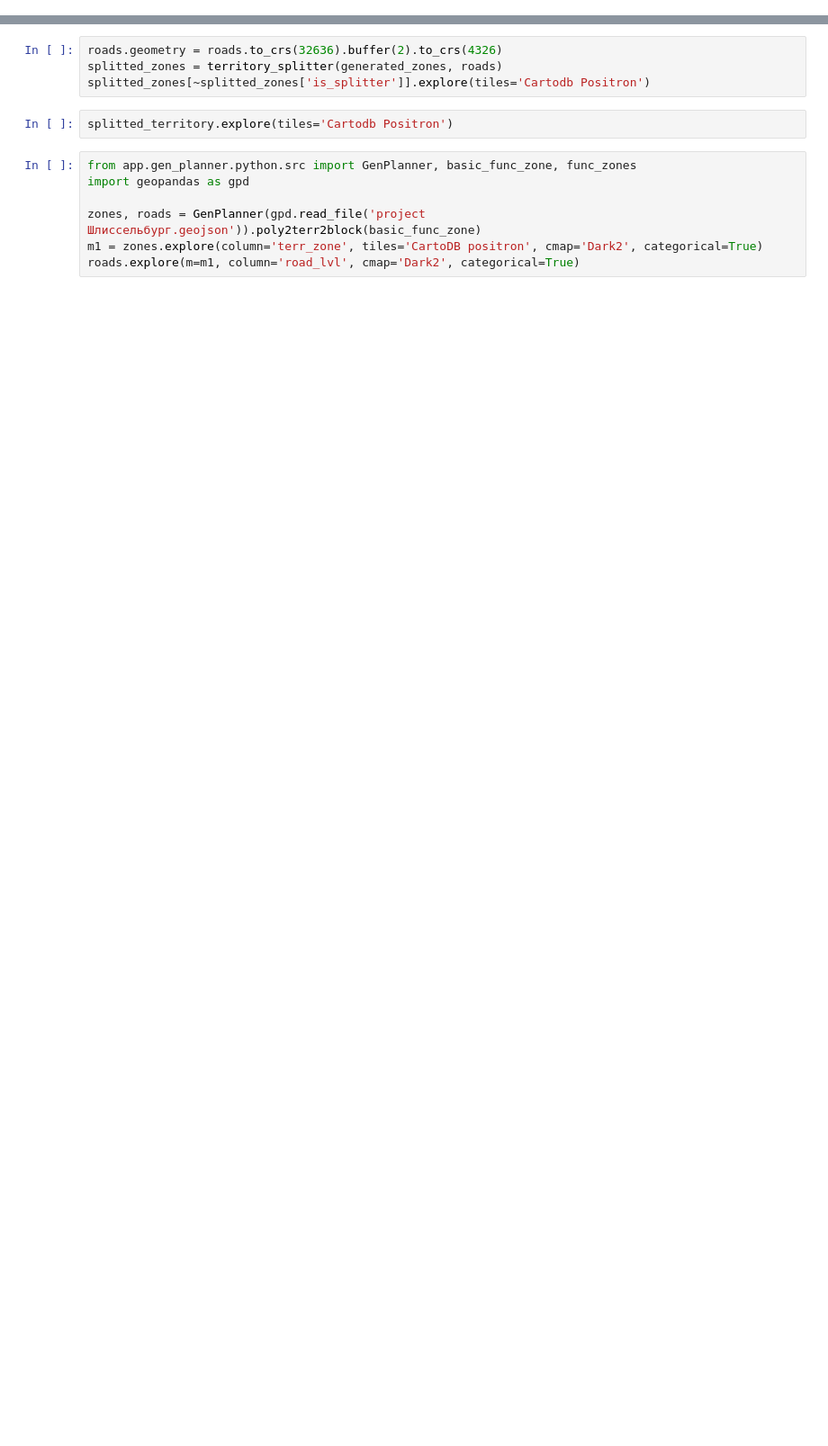
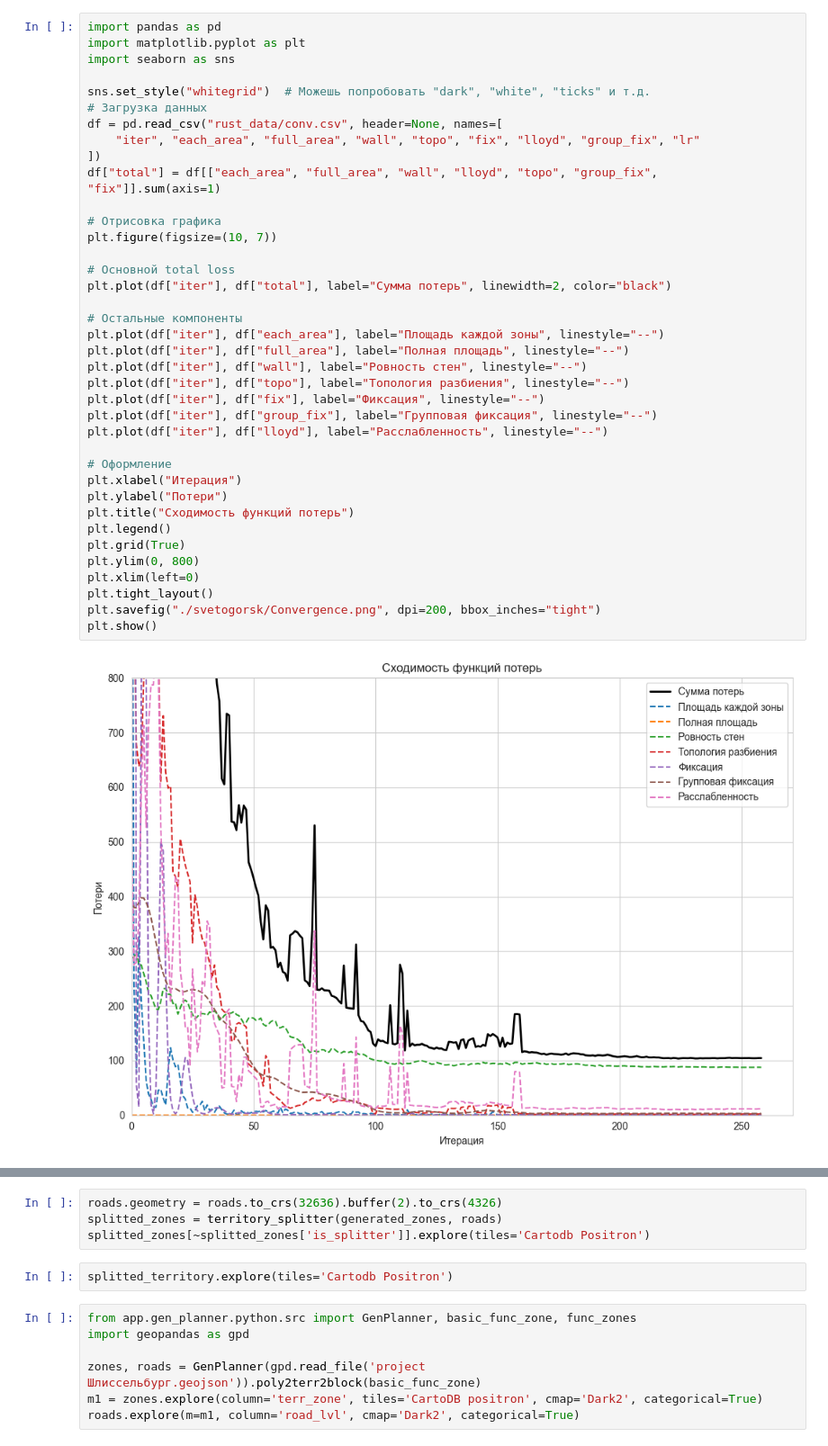
Before and after one commit to IDUclub/GenPlanner, a Jupyter notebook: app/gen_planner/python/src/test_gdf_to_blocks.ipynb, the cells around one changed output, grey strips where cells are left out. Shown at 90% size. Drawn from its saved outputs; the diff is of its cells as text; blank space fills up the shorter version.

```diff
--- a/app/gen_planner/python/src/test_gdf_to_blocks.ipynb
+++ b/app/gen_planner/python/src/test_gdf_to_blocks.ipynb
@@ -68,2 +324,42 @@ plt.show()
+# %%
+import pandas as pd
+import matplotlib.pyplot as plt
+import seaborn as sns
+
+sns.set_style("whitegrid")  # Можешь попробовать "dark", "white", "ticks" и т.д.
+# Загрузка данных
+df = pd.read_csv("rust_data/conv.csv", header=None, names=[
+    "iter", "each_area", "full_area", "wall", "topo", "fix", "lloyd", "group_fix", "lr"
+])
+df["total"] = df[["each_area", "full_area", "wall", "lloyd", "topo", "group_fix", "fix"]].sum(axis=1)
+
+# Отрисовка графика
+plt.figure(figsize=(10, 7))
+
+# Основной total loss
+plt.plot(df["iter"], df["total"], label="Сумма потерь", linewidth=2, color="black")
+
+# Остальные компоненты
+plt.plot(df["iter"], df["each_area"], label="Площадь каждой зоны", linestyle="--")
+plt.plot(df["iter"], df["full_area"], label="Полная площадь", linestyle="--")
+plt.plot(df["iter"], df["wall"], label="Ровность стен", linestyle="--")
+plt.plot(df["iter"], df["topo"], label="Топология разбиения", linestyle="--")
+plt.plot(df["iter"], df["fix"], label="Фиксация", linestyle="--")
+plt.plot(df["iter"], df["group_fix"], label="Групповая фиксация", linestyle="--")
+plt.plot(df["iter"], df["lloyd"], label="Расслабленность", linestyle="--")
+
+# Оформление
+plt.xlabel("Итерация")
+plt.ylabel("Потери")
+plt.title("Сходимость функций потерь")
+plt.legend()
+plt.grid(True)
+plt.ylim(0, 800)
+plt.xlim(left=0)
+plt.tight_layout()
+plt.savefig("./svetogorsk/Convergence.png", dpi=200, bbox_inches="tight")
+plt.show()
+# %% [output]
+[figure, added]
 # %%
 df
```
Also changed, not shown: parts of 15 cells of this notebook, 18 other files.
